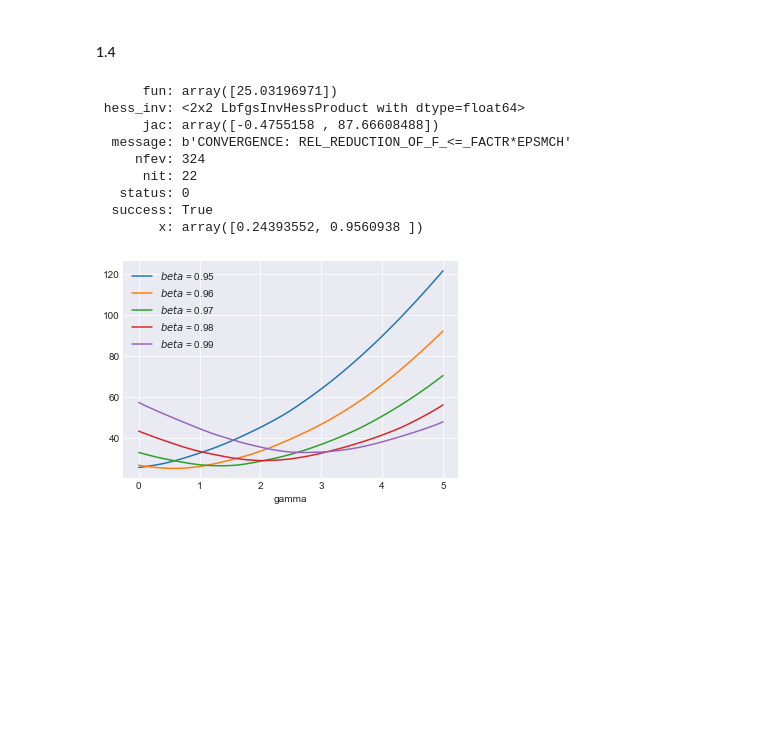
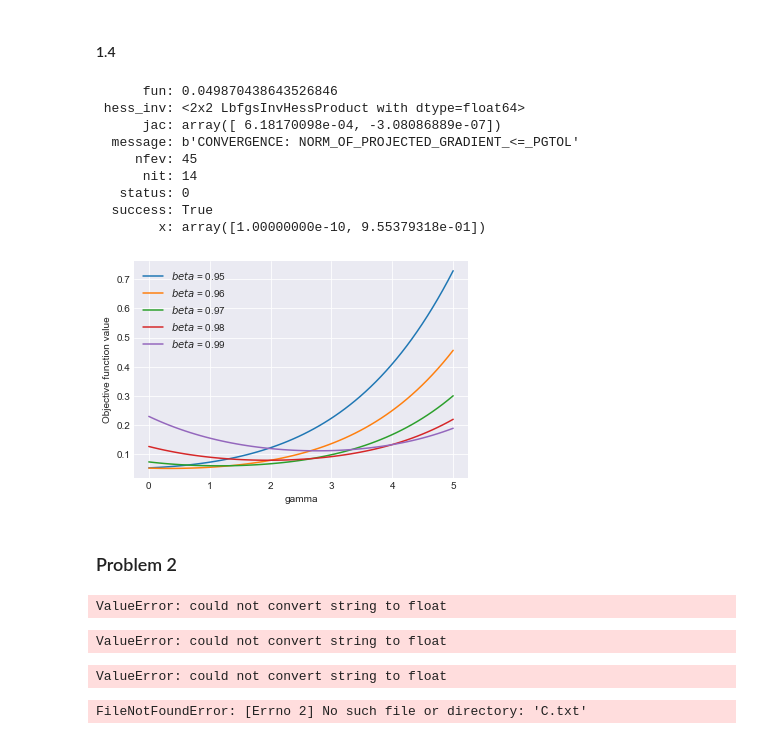
Before and after one commit to TimMunday/BootCamp2018, a Jupyter notebook: ProbSets/Econ/Week6/Asset pricing.ipynb, the cells around one changed output. Drawn from its saved outputs; the diff is of its cells as text; code cells hidden in the pictures; blank space fills up the shorter version.

```diff
--- a/ProbSets/Econ/Week6/Asset pricing.ipynb
+++ b/ProbSets/Econ/Week6/Asset pricing.ipynb
@@ -134,8 +135,8 @@ def err_4_1(params):
     error_1 = 1 - cov - (sdf(gamma, beta).mean())*(df['R'].mean())
 
     error_temp = df['tb'] - 1/sdf(gamma, beta)
-    errorabs = np.abs(error_temp)
-    error_2 = errorabs.sum()
+    #errorabs = np.abs(error_temp)
+    error_2 = (error_temp**2).sum()
 
     error = np.zeros(2)
     error[0] = error_1
@@ -147,7 +148,7 @@ def criterion(params, *args):
     gamma, beta = params
     W = args
     error = err_4_1(params)
-    crit_val = error.T @ W @ error
+    crit_val = (error**2).sum()
     return crit_val
 # %%
 W_4 = np.eye(2)
@@ -155,17 +156,17 @@ params_init = np.array([5, 0.5])
 gmm_args = W_4
 # %%
 opt.minimize(criterion, params_init, args = gmm_args,
-            method = 'L-BFGS-B', bounds = ((1e-10, None), (1e-10, 1)))
+            method = 'L-BFGS-B', bounds = ((1e-10, None), (0.9, 1)))
 # %% [output]
-      fun: array([25.03196971])
+      fun: 0.049870438643526846
  hess_inv: <2x2 LbfgsInvHessProduct with dtype=float64>
-      jac: array([-0.4755158 , 87.66608488])
-  message: b'CONVERGENCE: REL_REDUCTION_OF_F_<=_FACTR*EPSMCH'
-     nfev: 324
-      nit: 22
+      jac: array([ 6.18170098e-04, -3.08086889e-07])
+  message: b'CONVERGENCE: NORM_OF_PROJECTED_GRADIENT_<=_PGTOL'
+     nfev: 45
+      nit: 14
    status: 0
   success: True
-        x: array([0.24393552, 0.9560938 ])
+        x: array([1.00000000e-10, 9.55379318e-01])
 # %%
 n = 60
 N = 5
@@ -178,8 +179,38 @@ for i in range(n):
 # %%
 for j in range(N):
     plt.plot(gamma_grid, gmm_values[:, j], label=rf'$beta$ = {beta_grid[j]:.2f}')
 plt.xlabel('gamma')
+plt.ylabel('Objective function value')
 plt.legend()
 plt.show()
 # %% [output]
-[figure, old version]
+[figure, new version]
+# %% [markdown]
+### Problem 2
+# %%
+with open('AAPL', 'rb') as f:
+    d = pickle.load(f, encoding='latin1')
+# %% [output]
+ValueError: could not convert string to float
+# %%
+# Import data
+files = ['AAPL', 'C', 'GBX', 'SPY', 'THO']
+file_objs = []
+for file in files:
+    with open(file, 'rb') as pickle_file:
+        file_objs.append(pickle.load(pickle_file))
+# %% [output]
+ValueError: could not convert string to float
+# %%
+#AAPLraw = pickle.load(open('AAPL.txt', 'rb'))
+Craw = pickle.load(open('C.txt.txt', 'rb'))
+#GBXraw = pickle.load(open('GBX.txt', 'rb'))
+#SPYraw = pickle.load(open('SPY.txt', 'rb'))
+#THOraw = pickle.load(open('THO.txt', 'rb'))
+# %% [output]
+ValueError: could not convert string to float
+# %%
+gbxRAW = pd.read_fwf('C.txt', header = None)
+gbxRAW.head()
+# %% [output]
+FileNotFoundError: [Errno 2] No such file or directory: 'C.txt'
```
Also changed, not shown: parts of 11 cells of this notebook, 10 other files.
